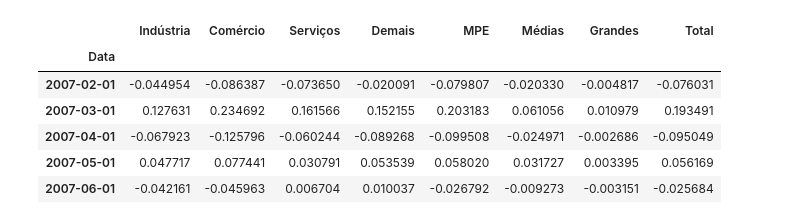
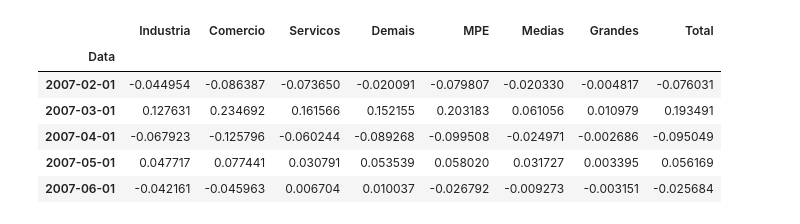
Before and after one commit to RicardoRocha1/dados_cartao_credito, a Jupyter notebook: data/excel_to_parquet.ipynb, the cells around one changed output. Drawn from its saved outputs; the diff is of its cells as text; code cells hidden in the pictures.

```diff
--- a/data/excel_to_parquet.ipynb
+++ b/data/excel_to_parquet.ipynb
@@ -1,22 +1,22 @@
 # %%
 import pandas as pd
 
 excel_file_path = 'excels/Demanda-das-Empresas-por-Credito-Maio2024.xlsx'
-credito_df = pd.read_excel(excel_file_path, sheet_name='Var. Mensal', skiprows=5, usecols='AC:AJ', header=None, index_col= None, names=['Indústria', 'Comércio', 'Serviços', 'Demais', 'MPE', 'Médias', 'Grandes',	'Total'])
+credito_df = pd.read_excel(excel_file_path, sheet_name='Var. Mensal', skiprows=5, usecols='AC:AJ', header=None, index_col= None, names=['Industria', 'Comercio', 'Servicos', 'Demais', 'MPE', 'Medias', 'Grandes',	'Total'])
 
 index_df = pd.read_excel(excel_file_path, sheet_name='Var. Mensal', skiprows=5, usecols='A', header=None)
 index_series = index_df.iloc[:, 0]
 credito_df.set_index(index_series, inplace=True)
 credito_df.index = credito_df.index.astype(str)
 credito_df.index.name = 'Data'
 
 parquet_file_path = 'parquet/demanda_credito_cnpj.parquet'
 credito_df.to_parquet(parquet_file_path, engine='pyarrow')
 credito_df.head()
 
 # Os dados aqui contidos possuem indicadores tanto por setor (Indústria,...,Demais) e por tamanho de empresa (MPE, Médias, Grandes). Isto será tratado posteriormente para manter uma entrada com os dados brutos.
 # %% [output]
-|  | Indústria | Comércio | Serviços | Demais | MPE | Médias | Grandes | Total |
+|  | Industria | Comercio | Servicos | Demais | MPE | Medias | Grandes | Total |
 | Data |  |  |  |  |  |  |  |  |
 | 2007-02-01 | -0.044954 | -0.086387 | -0.073650 | -0.020091 | -0.079807 | -0.020330 | -0.004817 | -0.076031 |
 | 2007-03-01 | 0.127631 | 0.234692 | 0.161566 | 0.152155 | 0.203183 | 0.061056 | 0.010979 | 0.193491 |
```
Also changed, not shown: parts of 1 cell of this notebook, 3 other files.
